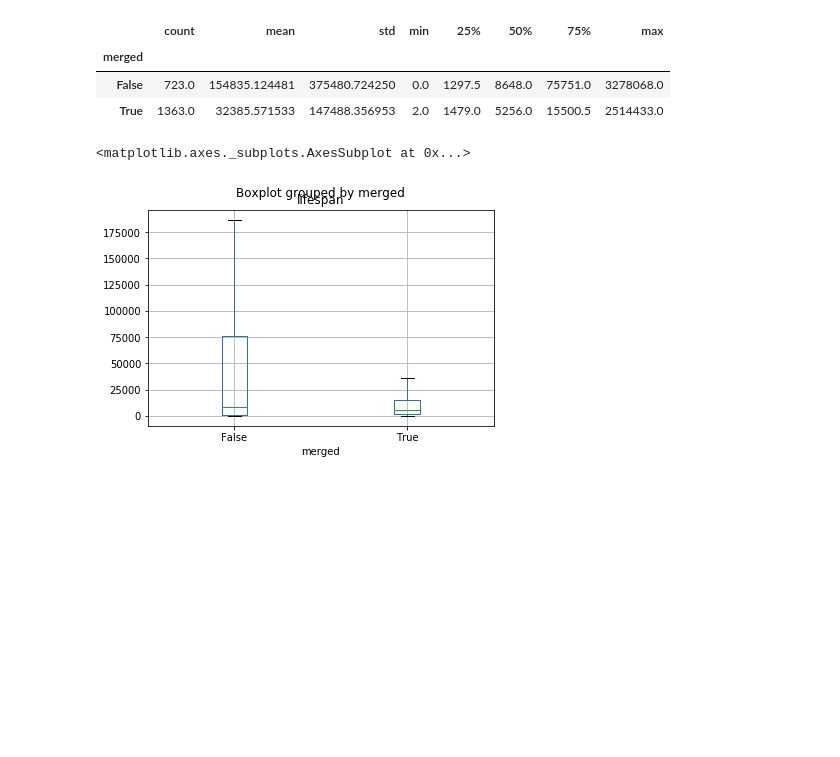
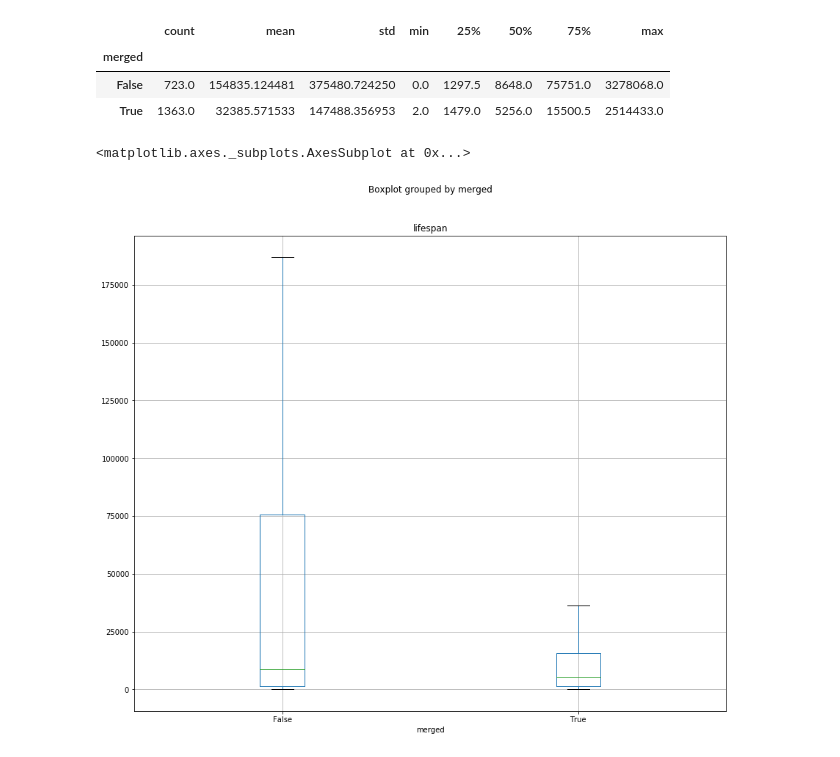
Before and after one commit to castor-software/oss-graph-metrics, a Jupyter notebook: data_analysis/notebook/pr_lifespan.ipynb, the cells around one changed output. Cells and saved outputs as stored; diff of their text form; code cells hidden in the pictures; blank space fills up the shorter version.

```diff
--- a/data_analysis/notebook/pr_lifespan.ipynb
+++ b/data_analysis/notebook/pr_lifespan.ipynb
@@ -77,7 +77,7 @@ pr_jenkins.groupby(["merged"]).describe()['lifespan']
 | False | 723.0 | 154835.124481 | 375480.724250 | 0.0 | 1297.5 | 8648.0 | 75751.0 | 3278068.0 |
 | True | 1363.0 | 32385.571533 | 147488.356953 | 2.0 | 1479.0 | 5256.0 | 15500.5 | 2514433.0 |
 # %%
-pr_jenkins.boxplot(column='lifespan', by='merged', showfliers=False)
+pr_jenkins.boxplot(column='lifespan', by='merged', showfliers=False, figsize=(14, 12))
 # %% [output]
 <matplotlib.axes._subplots.AxesSubplot at 0x...>
-[figure, old version]
+[figure, new version]
```
Also changed, not shown: parts of 5 cells of this notebook, 2 other files.
